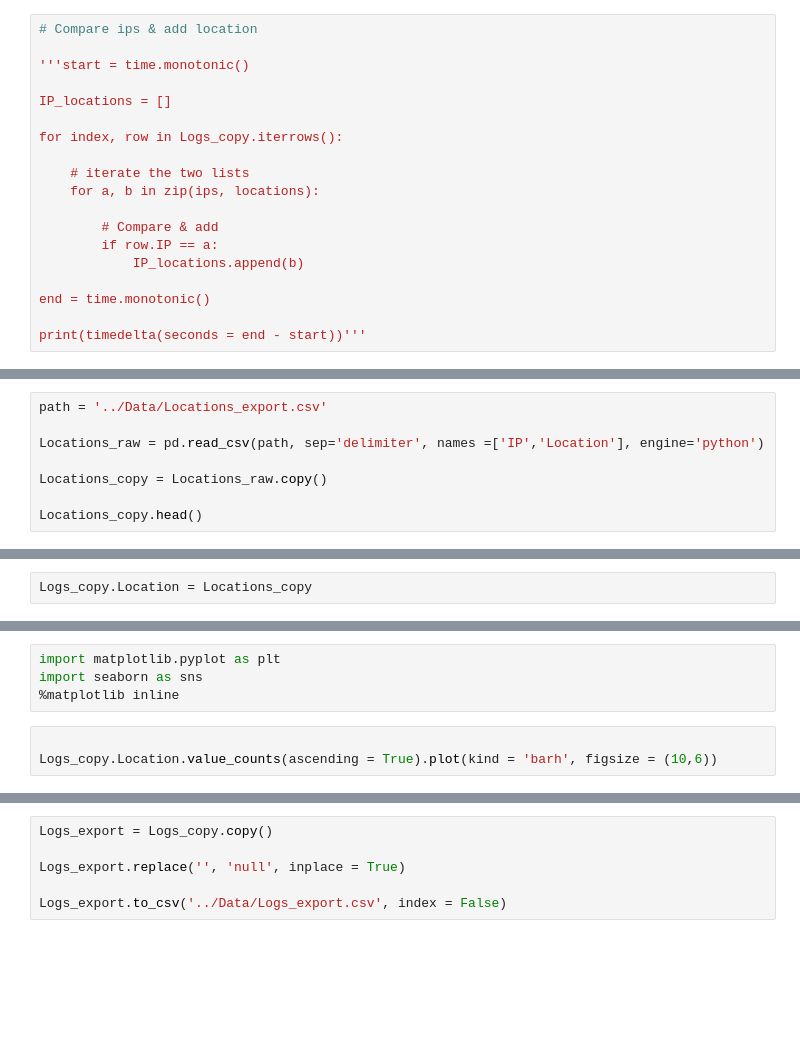
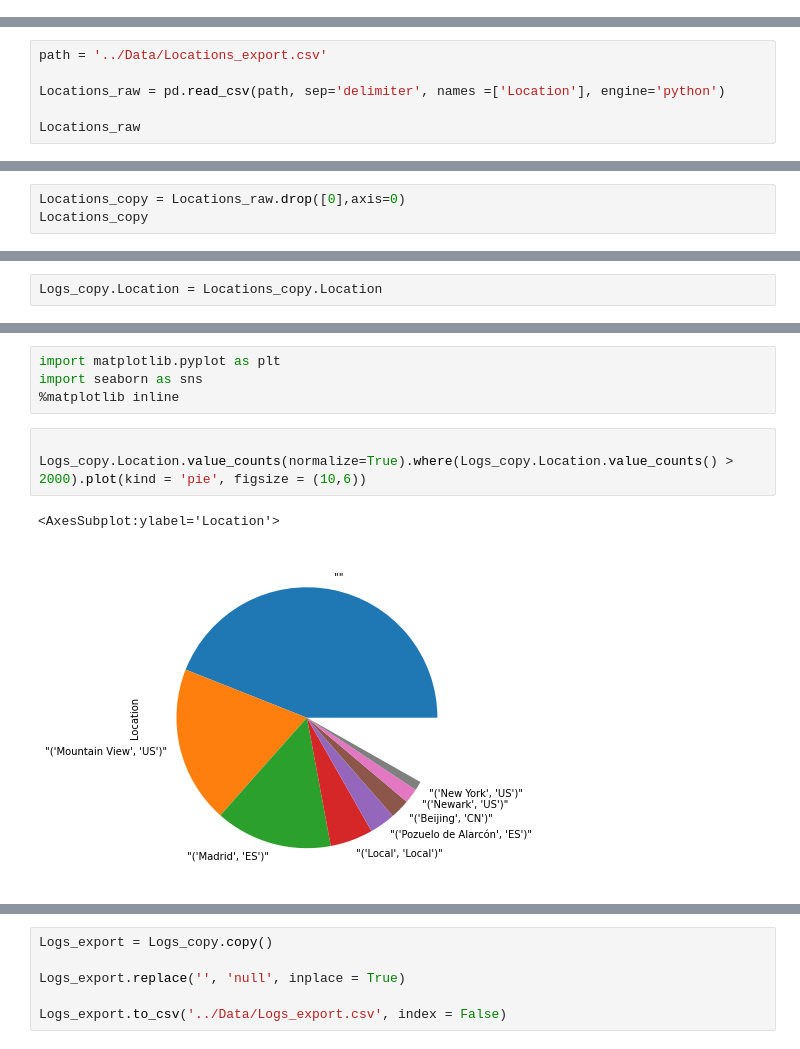
Before and after one commit to jesussantana/web-log-dash, a Jupyter notebook: Tasca_7_Registre_de_Logs.ipynb, the cells around one changed output, grey strips where cells are left out. Cells and saved outputs as stored; diff of their text form; blank space fills up the shorter version.

Commit message:
Update Extract Locations

```diff
--- a/Tasca_7_Registre_de_Logs.ipynb
+++ b/Tasca_7_Registre_de_Logs.ipynb
@@ -190,19 +271,0 @@ print(timedelta(seconds = end - start))'''
-# %%
-# Compare ips & add location
-
-'''start = time.monotonic()
-
-IP_locations = []
-
-for index, row in Logs_copy.iterrows():
-
-    # iterate the two lists
-    for a, b in zip(ips, locations):
-
-        # Compare & add
-        if row.IP == a:
-            IP_locations.append(b)
-
-end = time.monotonic()
-
-print(timedelta(seconds = end - start))'''
@@ -211,8 +274,6 @@ print(timedelta(seconds = end - start))'''
 # %%
 path = '../Data/Locations_export.csv'
 
-Locations_raw = pd.read_csv(path, sep='delimiter', names =['IP','Location'], engine='python')
+Locations_raw = pd.read_csv(path, sep='delimiter', names =['Location'], engine='python')
 
-Locations_copy = Locations_raw.copy()
-
-Locations_copy.head()
+Locations_raw
@@ -222,0 +294,3 @@ Locations_copy.tail()
+# %%
+Locations_copy = Locations_raw.drop([0],axis=0)
+Locations_copy
@@ -223,4 +311,4 @@ Locations_copy.tail()
 # %%
-Logs_copy.Location = Locations_copy
+Logs_copy.Location = Locations_copy.Location
 # %%
 Logs_copy.head()
@@ -293,7 +455,10 @@ import seaborn as sns
 %matplotlib inline
 # %%
 
-Logs_copy.Location.value_counts(ascending = True).plot(kind = 'barh', figsize = (10,6))
+Logs_copy.Location.value_counts(normalize=True).where(Logs_copy.Location.value_counts() > 2000).plot(kind = 'pie', figsize = (10,6))
+# %% [output]
+<AxesSubplot:ylabel='Location'>
+[figure, added]
 # %%
 graph = Logs_copy[['DNS', 'Location']].groupby(['DNS']).count().sort_values(by = 'Location',ascending = False)
 graph = graph.rename(columns = {'Location' : 'Frequency'})
```
Also changed, not shown: parts of 44 cells of this notebook, 1 other file.
